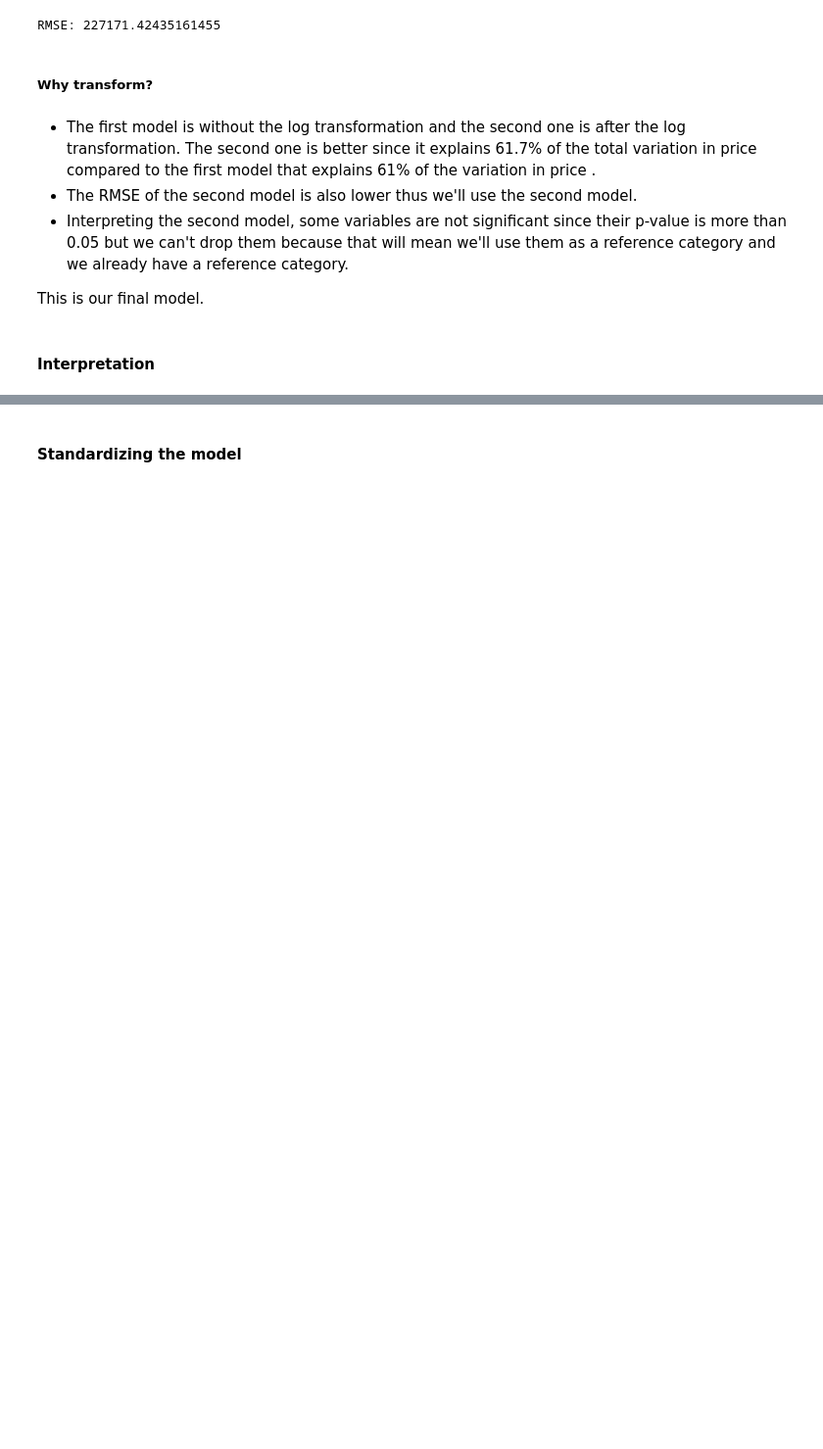
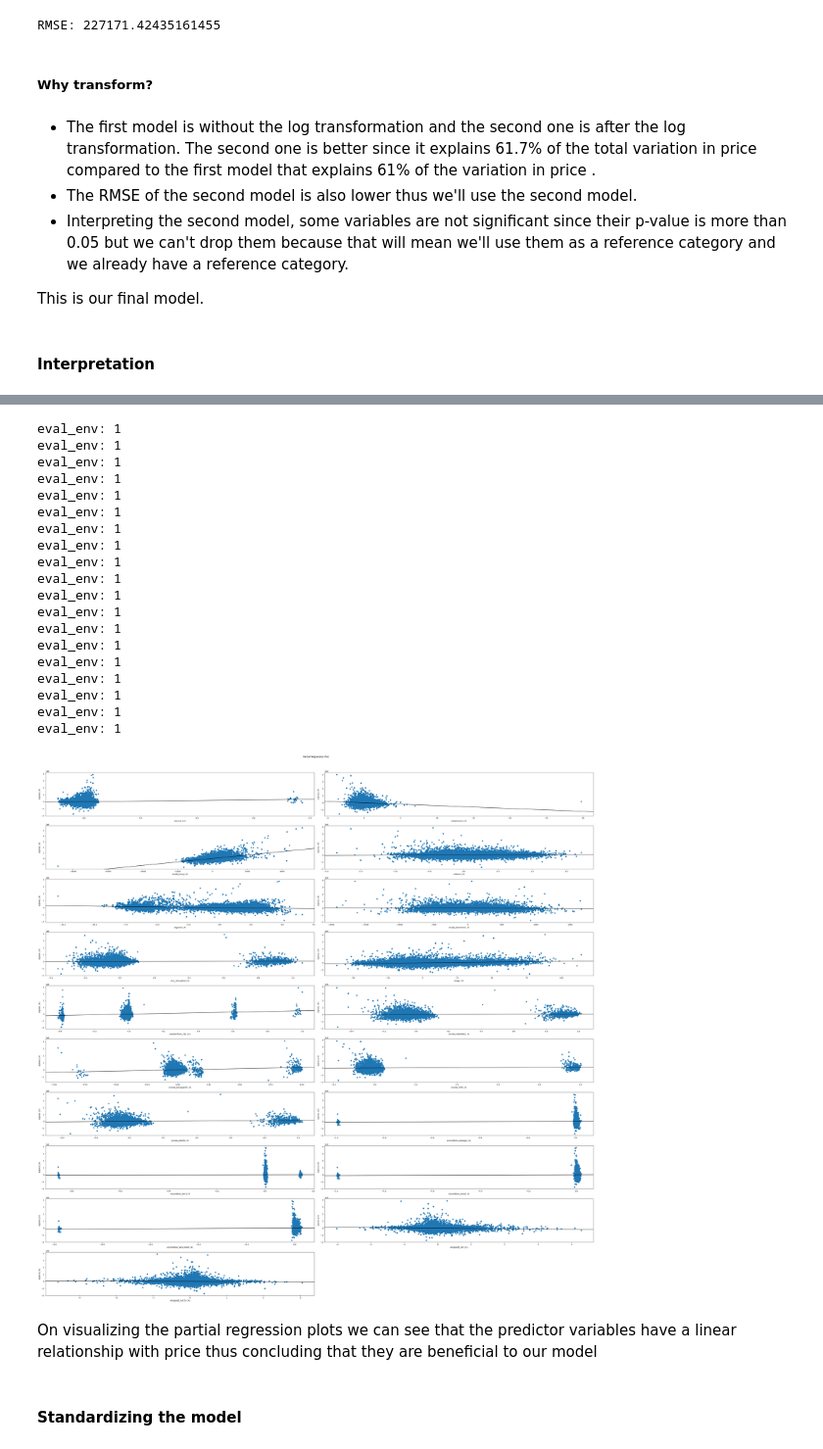
Before and after one commit to billymwangi/project-phase-2, a Jupyter notebook: student.ipynb, the cells around one changed output, grey strips where cells are left out. Shown at 98% size. Cells and saved outputs as stored; diff of their text form; code cells hidden in the pictures; blank space fills up the shorter version.

```diff
--- a/student.ipynb
+++ b/student.ipynb
@@ -1086,6 +1086,33 @@ This is our final model.
 * A house in very good condition compared to that in poor condition leads to an increase of an $138300 in price.
 * For each increase of 1% in square foot lot there is decrease of $386.8 in price.
 * For each increase of 1% in square foot lot15 there is decrease of $135.6 in price.
+# %%
+fig= plt.figure( figsize=(40,40))
+sm.graphics.plot_partregress_grid(results1, exog_idx=list(X.columns.values),fig=fig)
+plt.show()
+# %% [output]
+eval_env: 1
+eval_env: 1
+eval_env: 1
+eval_env: 1
+eval_env: 1
+eval_env: 1
+eval_env: 1
+eval_env: 1
+eval_env: 1
+eval_env: 1
+eval_env: 1
+eval_env: 1
+eval_env: 1
+eval_env: 1
+eval_env: 1
+eval_env: 1
+eval_env: 1
+eval_env: 1
+eval_env: 1
+[figure, added]
+# %% [markdown]
+On visualizing the partial regression plots we can see that the predictor variables have a linear relationship with price thus concluding that they are beneficial to our model
 # %% [markdown]
 #### Standardizing the model
 # %%
```
Also changed, not shown: parts of 23 cells of this notebook.
